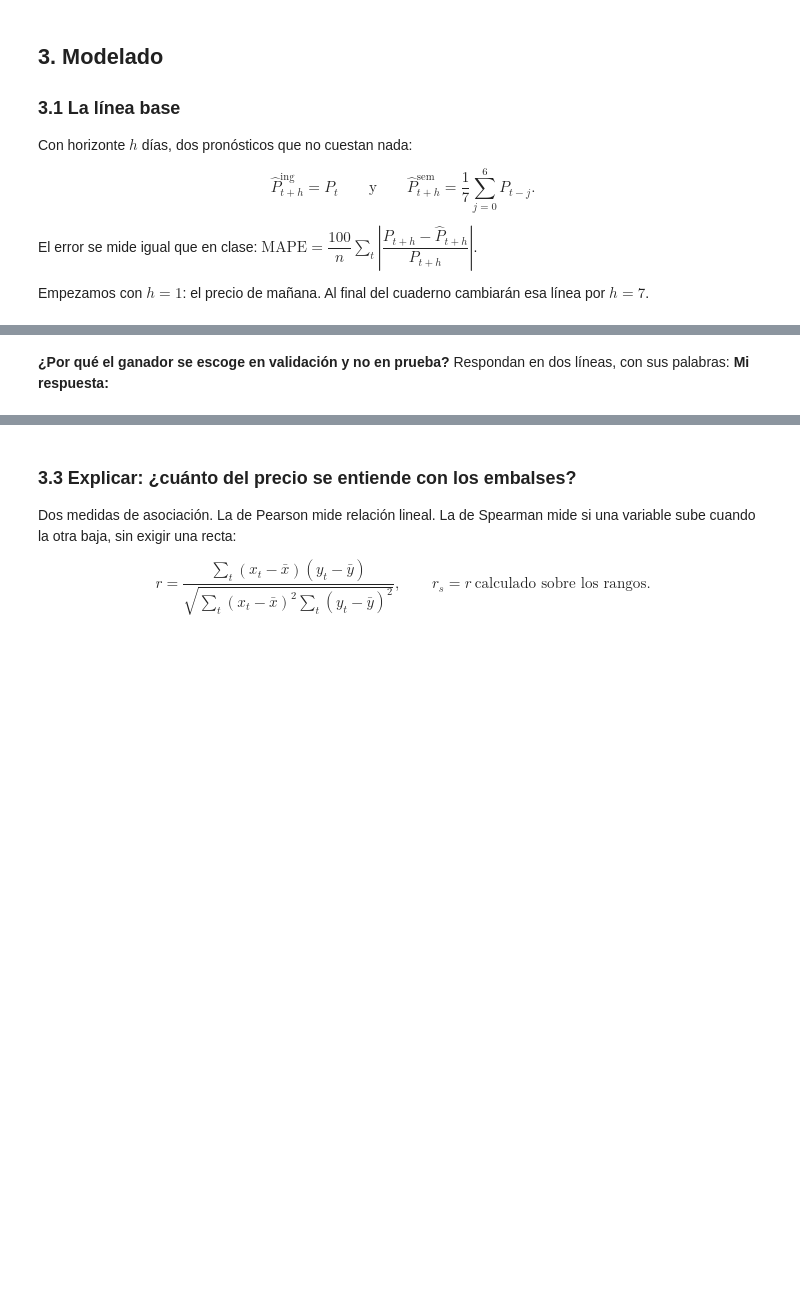
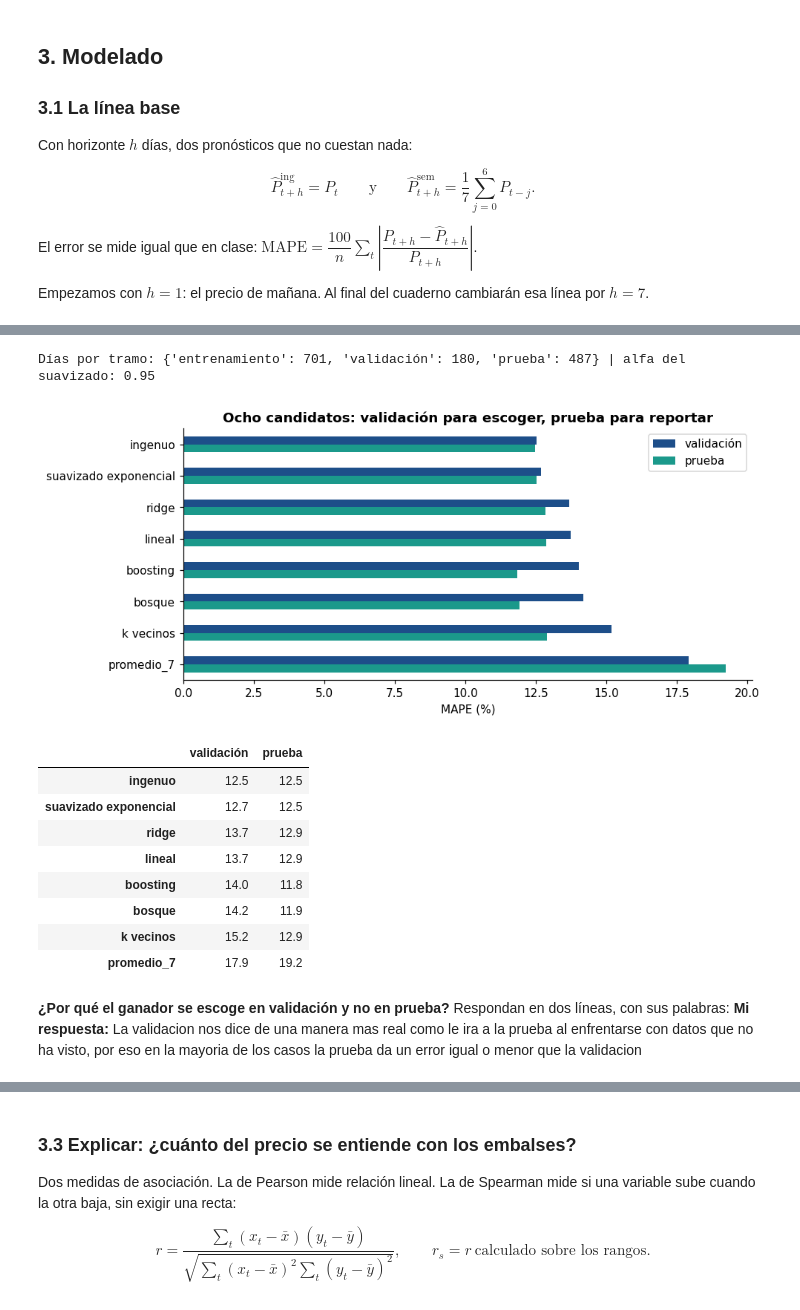
Before and after one commit to hslein/Especializacion_Estadistica, a Jupyter notebook: 01b_el_precio_de_la_luz.ipynb, the cells around one changed output, grey strips where cells are left out. Saved outputs shown, nothing was run; the diff lists cells and outputs as text; code cells hidden in the pictures; blank space fills up the shorter version.

```diff
--- a/01b_el_precio_de_la_luz.ipynb
+++ b/01b_el_precio_de_la_luz.ipynb
@@ -290,11 +290,11 @@ El error se mide igual que en clase: $\text{MAPE}=\dfrac{100}{n}\sum_t\left|\dfr
 
 Empezamos con $h=1$: el precio de mañana. Al final del cuaderno cambiarán esa línea por $h=7$.
 # %%
-H = 2                                                         # horizonte en días. Al final lo cambiarán por 7.
+H = 1                                                        # horizonte en días. Al final lo cambiarán por 7.
 tabla = pd.DataFrame({"real": datos["precio"].shift(-H)})   # HUECO 6: el desplazamiento que trae el precio de dentro de H días a la fila de hoy
 tabla["ingenuo"] = datos["precio"]
 tabla["promedio_7"] = datos["precio"].rolling(7).mean()
-#tabla = tabla.dropna()
+tabla = tabla.dropna()
 
 def mape(real, pronostico):
     return float((abs(real - pronostico) / real).mean() * 100)   # HUECO 7: ¿contra qué se compara el error para volverlo porcentaje?
@@ -331,15 +332,27 @@ $$\underbrace{2023\ \dots\ 2024}_{\text{entrenamiento}}\ \Big|\ \underbrace{\tex
 # %%
 from taller.luz import competir, pronostico
 
 resultado = competir(datos, H=H,
-                     vecinos=____,                       # HUECO 8: cuántos vecinos promedia el modelo; en clase usamos 5
-                     fin_validacion=____)     # HUECO 9: la fecha en que termina la validación, entre comillas
+                     vecinos=6,                       # HUECO 8: cuántos vecinos promedia el modelo; en clase usamos 5
+                     fin_validacion="2025-06-30")     # HUECO 9: la fecha en que termina la validación, entre comillas
 todos = resultado.errores
 print("Días por tramo:", resultado.tramos, "| alfa del suavizado:", resultado.alfa)
 
 todos.sort_values("validación").plot.barh(figsize=(9, 4), color=["#1D4E89", "#1B998B"])
 plt.xlabel("MAPE (%)"); plt.title("Ocho candidatos: validación para escoger, prueba para reportar"); plt.gca().invert_yaxis(); plt.show()
 display(todos.sort_values("validación").round(1))
+# %% [output]
+Días por tramo: {'entrenamiento': 701, 'validación': 180, 'prueba': 487} | alfa del suavizado: 0.95
+[figure, added]
+|  | validación | prueba |
+| ingenuo | 12.5 | 12.5 |
+| suavizado exponencial | 12.7 | 12.5 |
+| ridge | 13.7 | 12.9 |
+| lineal | 13.7 | 12.9 |
+| boosting | 14.0 | 11.8 |
+| bosque | 14.2 | 11.9 |
+| k vecinos | 15.2 | 12.9 |
+| promedio_7 | 17.9 | 19.2 |
 # %% [markdown]
-**¿Por qué el ganador se escoge en validación y no en prueba?** Respondan en dos líneas, con sus palabras: **Mi respuesta:**
+**¿Por qué el ganador se escoge en validación y no en prueba?** Respondan en dos líneas, con sus palabras: **Mi respuesta:** La validacion nos dice de una manera mas real como le ira a la prueba al enfrentarse con datos que no ha visto, por eso en la mayoria de los casos la prueba da un error igual o menor que la validacion
 # %%
```
Also changed, not shown: parts of 8 cells of this notebook.
